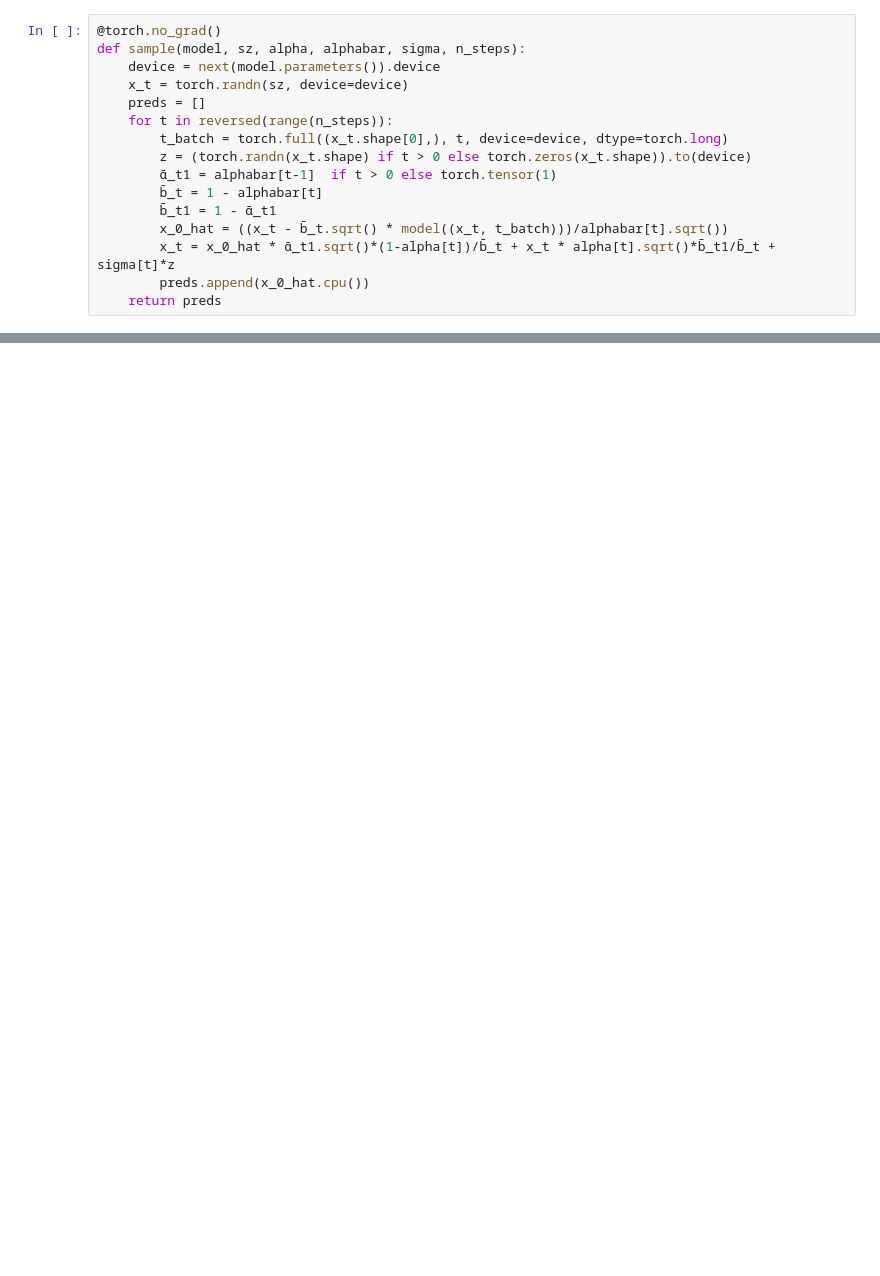
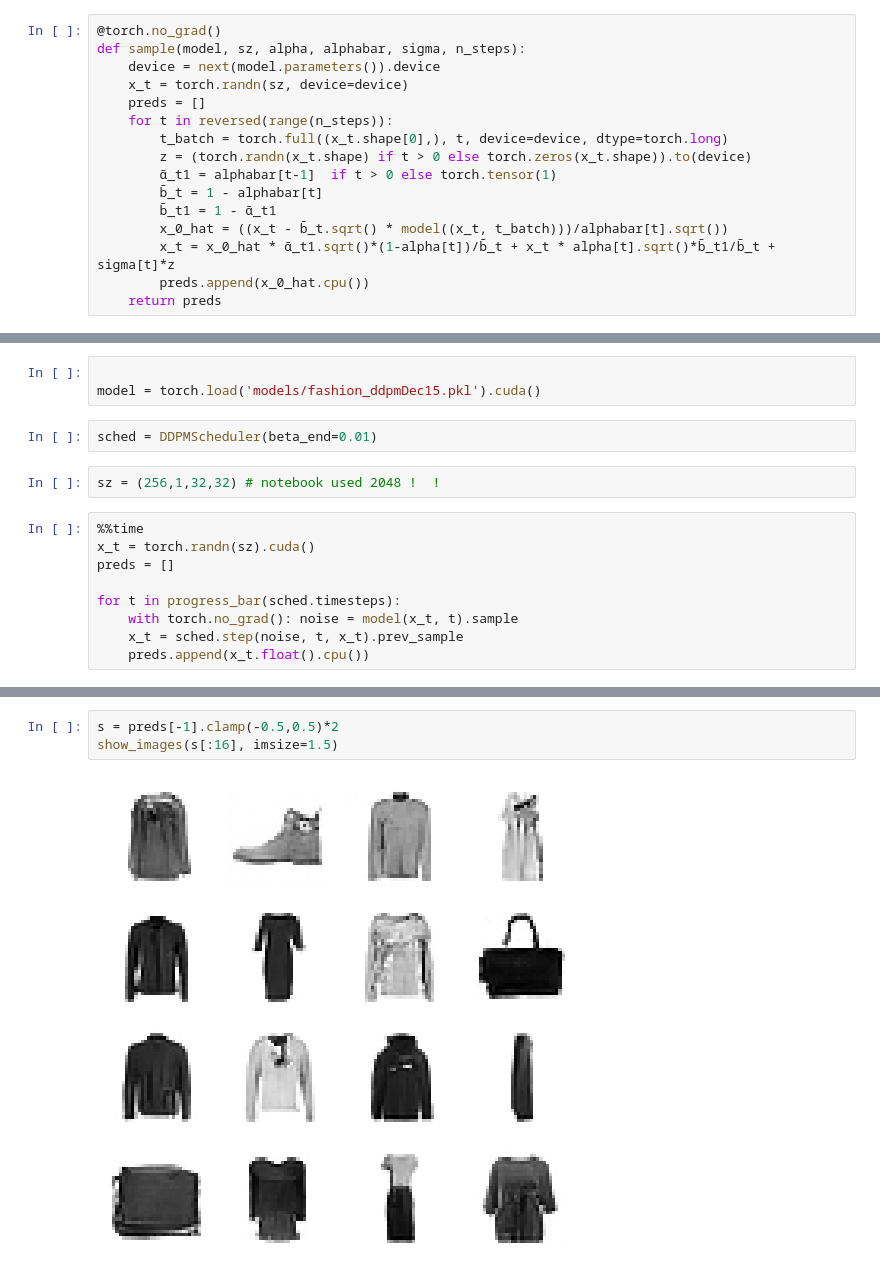
Before and after one commit to DrEntropy/pdl, a Jupyter notebook: lesson21.ipynb, the cells around one changed output, grey strips where cells are left out. Saved outputs shown, nothing was run; the diff lists cells and outputs as text; blank space fills up the shorter version.

```diff
--- a/lesson21.ipynb
+++ b/lesson21.ipynb
@@ -268,0 +352,16 @@ Whats the best paper for faster generation?
+# %%
+
+model = torch.load('models/fashion_ddpmDec15.pkl').cuda()
+# %%
+sched = DDPMScheduler(beta_end=0.01)
+# %%
+sz = (256,1,32,32) # notebook used 2048 !  !
+# %%
+%%time
+x_t = torch.randn(sz).cuda()
+preds = []
+
+for t in progress_bar(sched.timesteps):
+    with torch.no_grad(): noise = model(x_t, t).sample
+    x_t = sched.step(noise, t, x_t).prev_sample
+    preds.append(x_t.float().cpu())
@@ -268,0 +372,5 @@ Whats the best paper for faster generation?
+# %%
+s = preds[-1].clamp(-0.5,0.5)*2
+show_images(s[:16], imsize=1.5)
+# %% [output]
+[figure, added]
```
Also changed, not shown: parts of 60 cells of this notebook, 4 other files.
